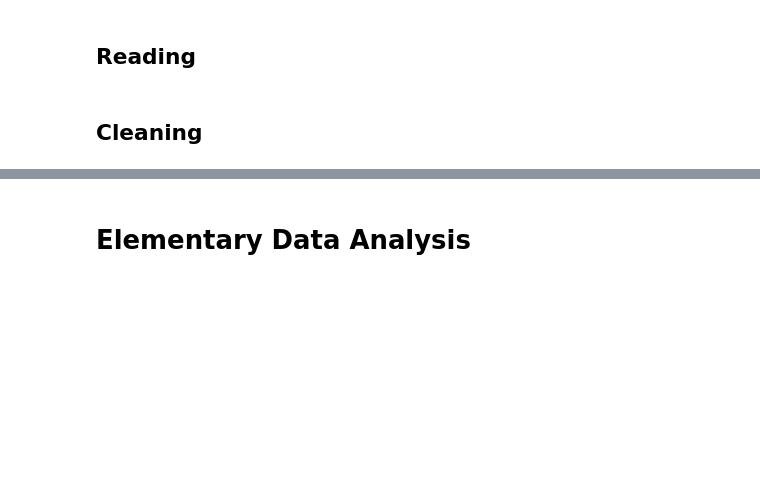
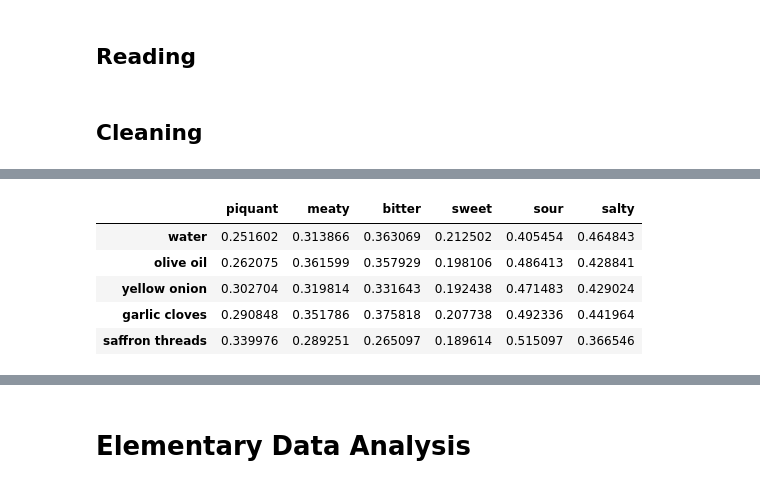
Before and after one commit to ryanchangx/cs105-final-project, a Jupyter notebook: final_project.ipynb, the cells around one changed output, grey strips where cells are left out. Saved outputs shown, nothing was run; the diff lists cells and outputs as text; code cells hidden in the pictures; blank space fills up the shorter version.

Commit message:
added data cleaning for ingredients

```diff
--- a/final_project.ipynb
+++ b/final_project.ipynb
@@ -61,3 +61,40 @@ food_df.head()
+# %%
+#clean the ingredients
+ingredientDict = {}
+for ingredeintList in food_df.ingredients :
+    for ingredient in ingredeintList :
+        if ingredient not in ingredientDict :
+            ingredientDict[ingredient] = {}
+
+ingredientdf = pd.DataFrame.from_dict(ingredientDict, orient='index')
+
+for index, row in food_df.iterrows() :
+    for ingredient in row.ingredients :
+        for flavor in row.flavors :
+                if(flavor not in ingredientDict[ingredient]) :
+                    ingredientDict[ingredient][flavor] = [row.flavors[flavor]]
+                else :
+                    ingredientDict[ingredient][flavor].append(row.flavors[flavor])
+
+discardList = []
+for ingredient in ingredientDict :
+    if len(ingredientDict[ingredient]['piquant']) < 10 :
+        discardList.append(ingredient)
+        continue
+    for flavor in ingredientDict[ingredient] :
+        ingredientDict[ingredient][flavor] = sum(ingredientDict[ingredient][flavor])/len(ingredientDict[ingredient][flavor])
+#print(ingredientDict)
+for ingredient in discardList :
+    ingredientDict.pop(ingredient)
+ingredient_df = pd.DataFrame.from_dict(ingredientDict, orient='index')
+ingredient_df.head()
+# %% [output]
+|  | piquant | meaty | bitter | sweet | sour | salty |
+| water | 0.251602 | 0.313866 | 0.363069 | 0.212502 | 0.405454 | 0.464843 |
+| olive oil | 0.262075 | 0.361599 | 0.357929 | 0.198106 | 0.486413 | 0.428841 |
+| yellow onion | 0.302704 | 0.319814 | 0.331643 | 0.192438 | 0.471483 | 0.429024 |
+| garlic cloves | 0.290848 | 0.351786 | 0.375818 | 0.207738 | 0.492336 | 0.441964 |
+| saffron threads | 0.339976 | 0.289251 | 0.265097 | 0.189614 | 0.515097 | 0.366546 |
 # %%
 # clean the flavors
 flavor_dict = {'piquant': [], 'meaty': [], 'bitter': [], 'sweet': [], 'sour': [], 'salty': []}
```
Also changed, not shown: parts of 7 cells of this notebook.
